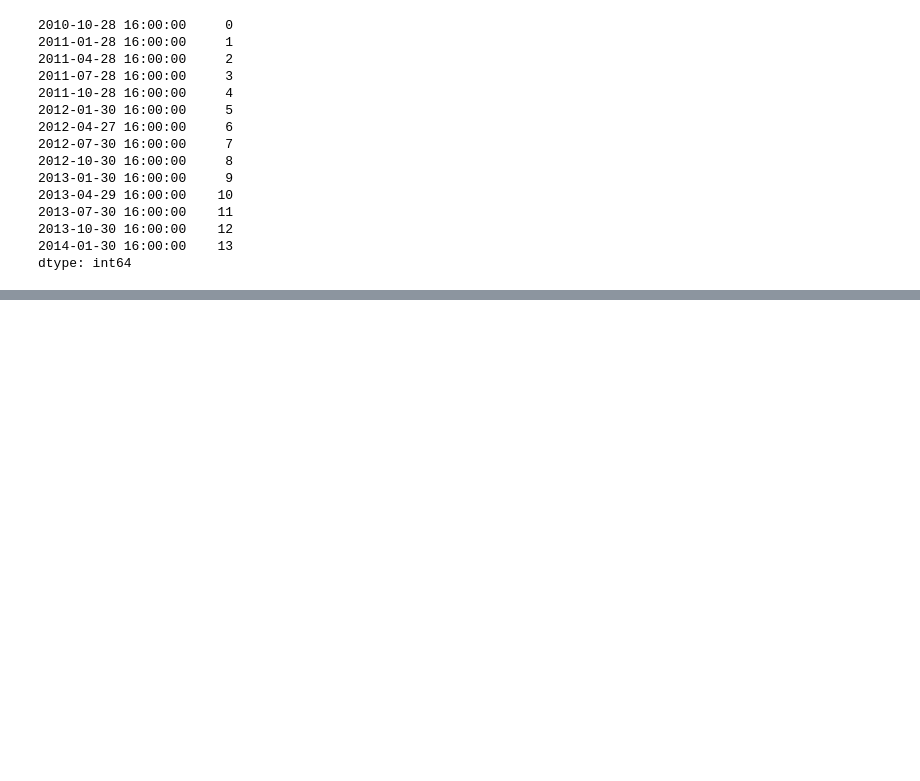
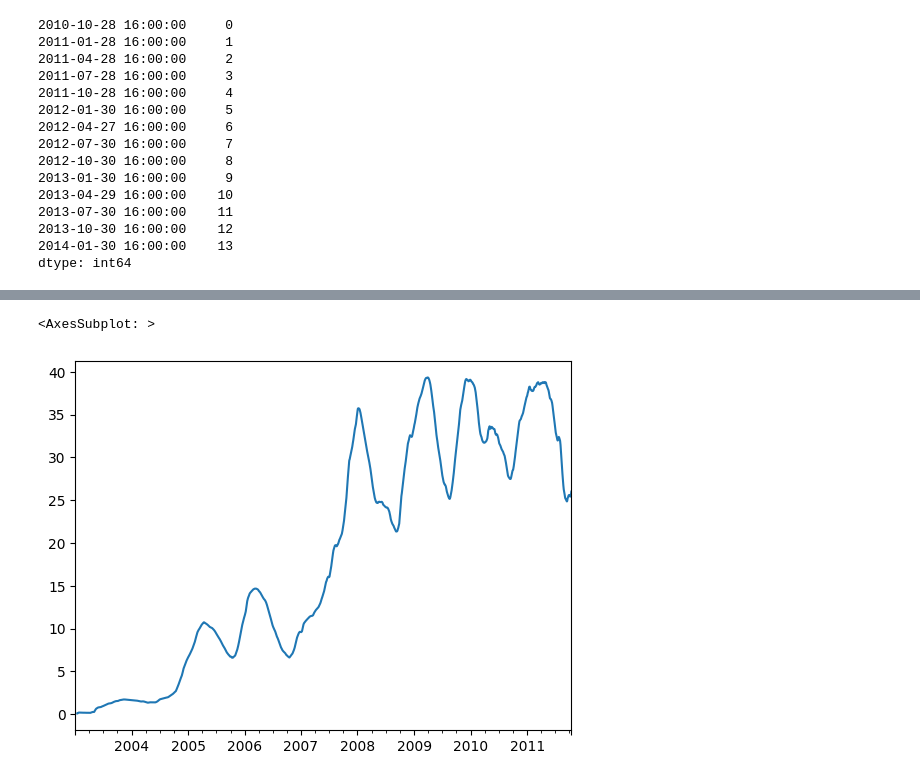
Before and after one commit to fabiodm7/dataScience, a Jupyter notebook: PythonAnaliseDados/11.Tempo.ipynb, the cells around one changed output, grey strips where cells are left out. Drawn from its saved outputs; the diff is of its cells as text; code cells hidden in the pictures; blank space fills up the shorter version.

```diff
--- a/PythonAnaliseDados/11.Tempo.ipynb
+++ b/PythonAnaliseDados/11.Tempo.ipynb
@@ -955,0 +1338,4 @@ dtype: int64
+# %%
+aapl_std250 = close_px.AAPL.rolling(250, min_periods=10).std()
+
+aapl_std250[5:12]
@@ -955,0 +1351,5 @@ dtype: int64
+# %%
+aapl_std250.plot()
+# %% [output]
+<AxesSubplot: >
+[figure, added]
```
Also changed, not shown: parts of 89 cells of this notebook.
